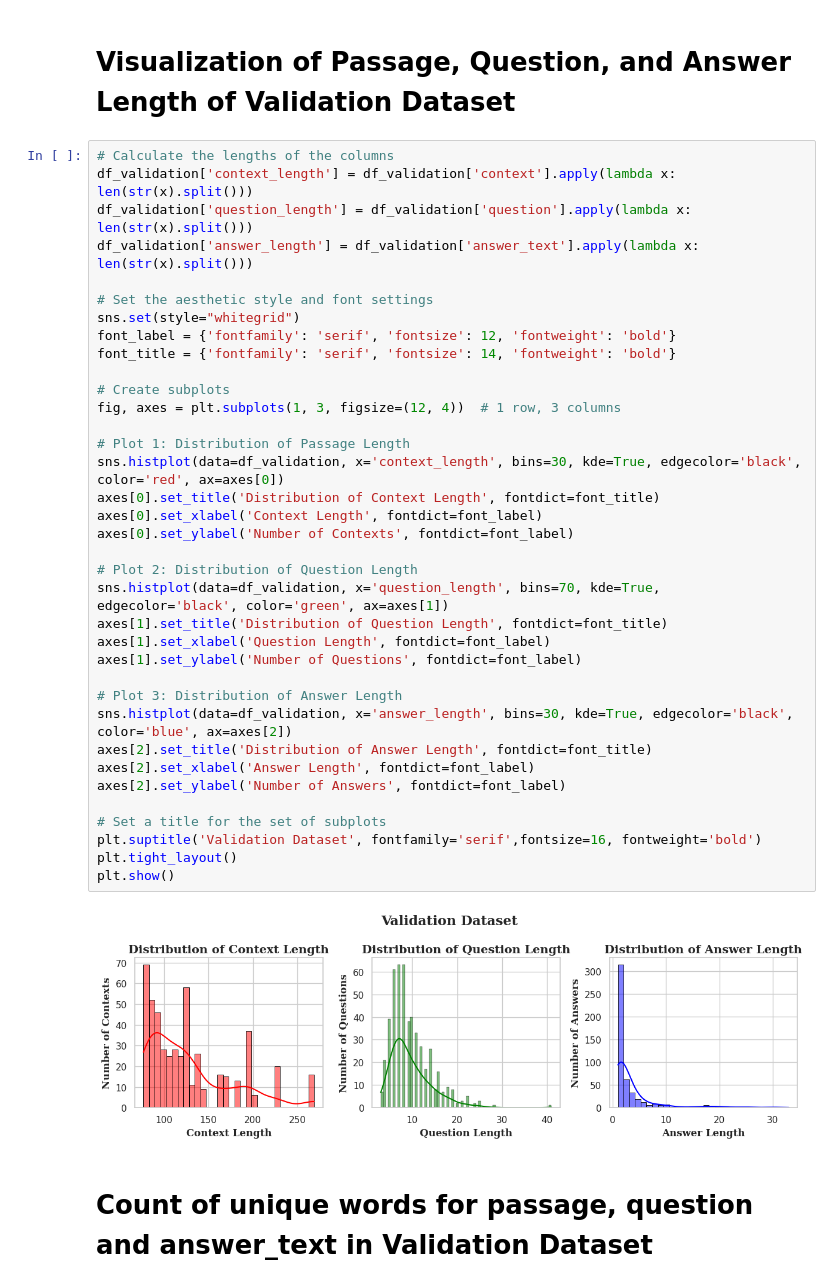
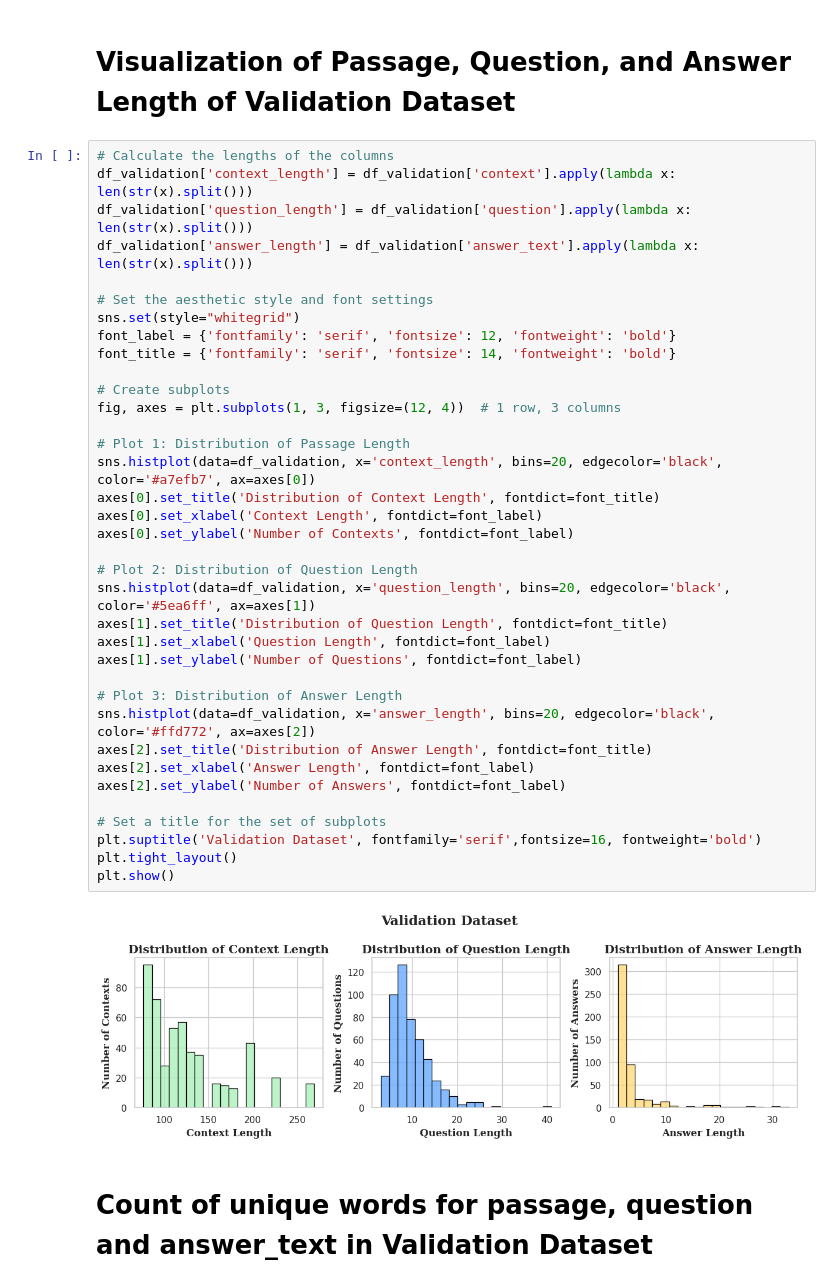
Before and after one commit to fatemafaria142/English-Question-Answering-, a Jupyter notebook: English_Question_Answering_using_mT5.ipynb, the cells around one changed output. Cells and saved outputs as stored; diff of their text form.

```diff
--- a/English_Question_Answering_using_mT5.ipynb
+++ b/English_Question_Answering_using_mT5.ipynb
@@ -288,37 +288,37 @@ df_validation['question_length'] = df_validation['question'].apply(lambda x: len
 df_validation['answer_length'] = df_validation['answer_text'].apply(lambda x: len(str(x).split()))
 
 # Set the aesthetic style and font settings
 sns.set(style="whitegrid")
 font_label = {'fontfamily': 'serif', 'fontsize': 12, 'fontweight': 'bold'}
 font_title = {'fontfamily': 'serif', 'fontsize': 14, 'fontweight': 'bold'}
 
 # Create subplots
 fig, axes = plt.subplots(1, 3, figsize=(12, 4))  # 1 row, 3 columns
 
 # Plot 1: Distribution of Passage Length
-sns.histplot(data=df_validation, x='context_length', bins=30, kde=True, edgecolor='black', color='red', ax=axes[0])
+sns.histplot(data=df_validation, x='context_length', bins=20, edgecolor='black', color='#a7efb7', ax=axes[0])
 axes[0].set_title('Distribution of Context Length', fontdict=font_title)
 axes[0].set_xlabel('Context Length', fontdict=font_label)
 axes[0].set_ylabel('Number of Contexts', fontdict=font_label)
 
 # Plot 2: Distribution of Question Length
-sns.histplot(data=df_validation, x='question_length', bins=70, kde=True, edgecolor='black', color='green', ax=axes[1])
+sns.histplot(data=df_validation, x='question_length', bins=20, edgecolor='black', color='#5ea6ff', ax=axes[1])
 axes[1].set_title('Distribution of Question Length', fontdict=font_title)
 axes[1].set_xlabel('Question Length', fontdict=font_label)
 axes[1].set_ylabel('Number of Questions', fontdict=font_label)
 
 # Plot 3: Distribution of Answer Length
-sns.histplot(data=df_validation, x='answer_length', bins=30, kde=True, edgecolor='black', color='blue', ax=axes[2])
+sns.histplot(data=df_validation, x='answer_length', bins=20, edgecolor='black', color='#ffd772', ax=axes[2])
 axes[2].set_title('Distribution of Answer Length', fontdict=font_title)
 axes[2].set_xlabel('Answer Length', fontdict=font_label)
 axes[2].set_ylabel('Number of Answers', fontdict=font_label)
 
 # Set a title for the set of subplots
 plt.suptitle('Validation Dataset', fontfamily='serif',fontsize=16, fontweight='bold')
 plt.tight_layout()
 plt.show()
 # %% [output]
-[figure, old version]
+[figure, new version]
 # %% [markdown]
 # **Count of unique words for passage, question and answer_text in Validation Dataset**
 # %%
```
Also changed, not shown: parts of 4 cells of this notebook.
